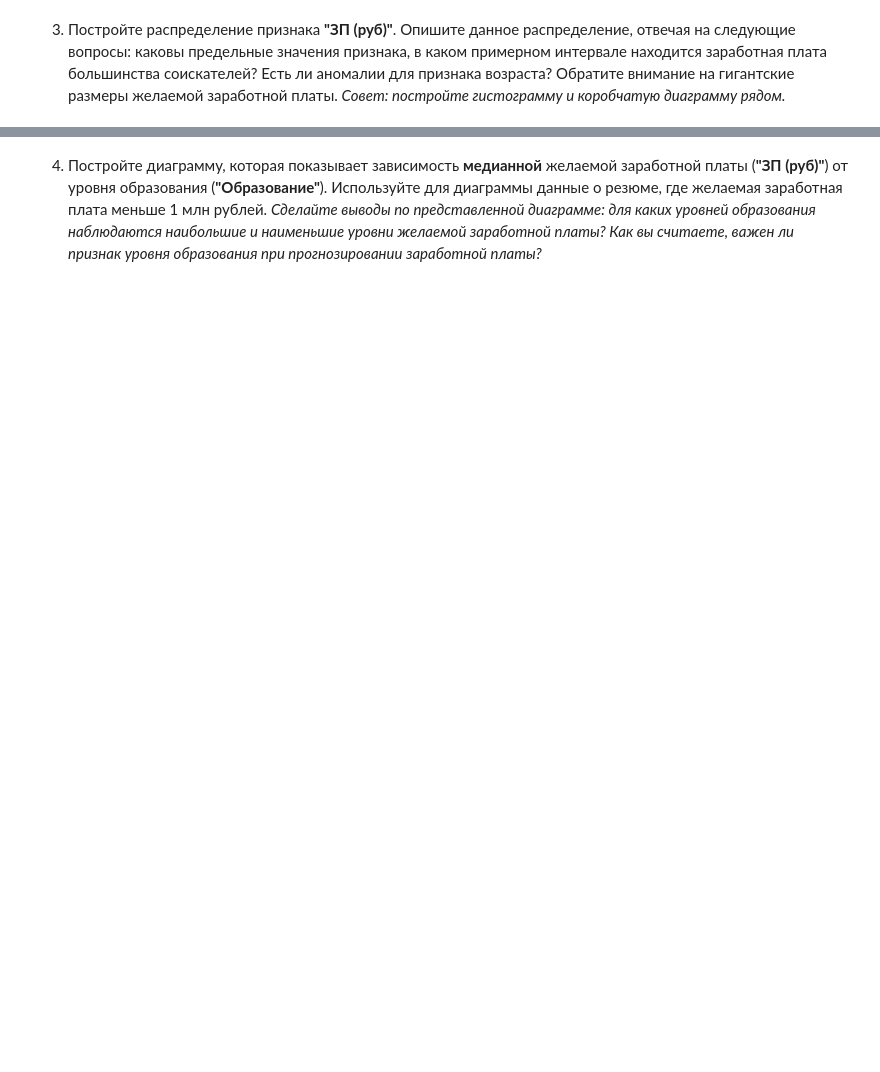
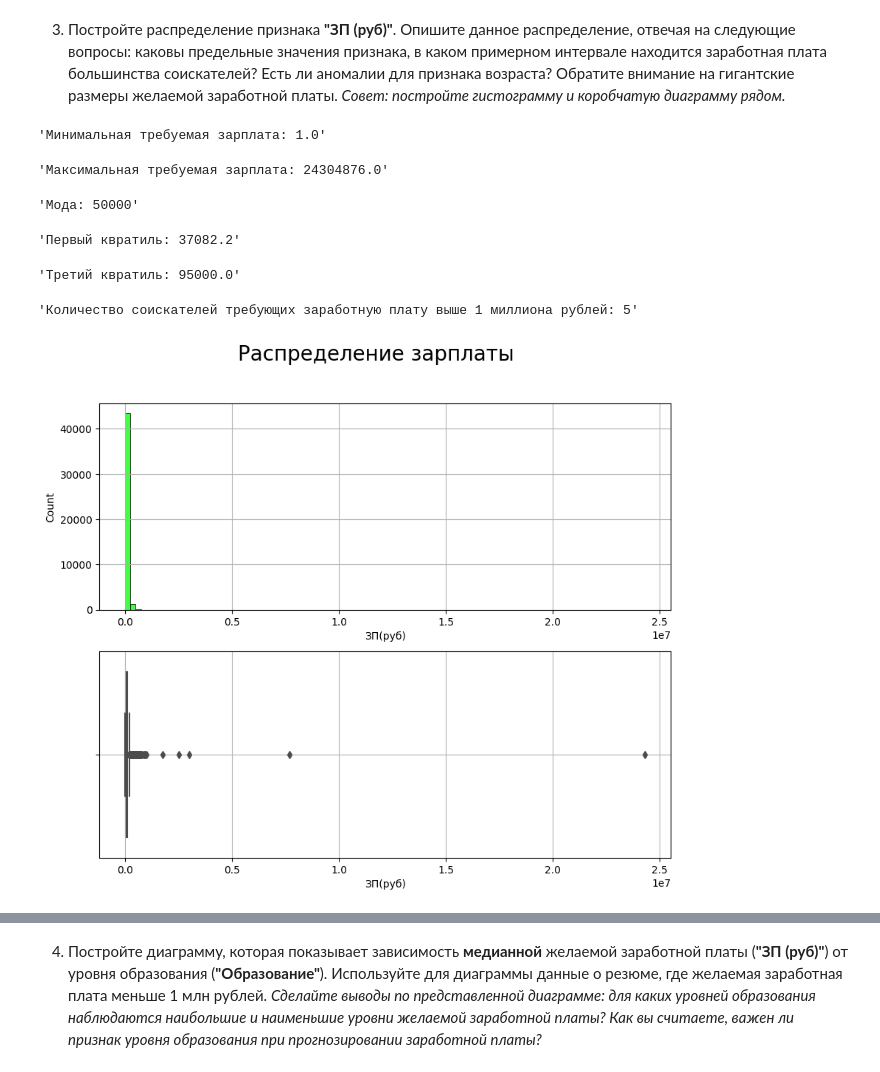
Before and after one commit to ASGlazyrin/ASG_SF_Rep, a Jupyter notebook: project_1/Project-1.ipynb, the cells around one changed output, grey strips where cells are left out. Cells and saved outputs as stored; diff of their text form; code cells hidden in the pictures; blank space fills up the shorter version.

```diff
--- a/project_1/Project-1.ipynb
+++ b/project_1/Project-1.ipynb
@@ -447,4 +539,41 @@ hh_data = hh_data.drop(['ЗП','Обновление резюме','ЗП вал
 *Совет: постройте гистограмму и коробчатую диаграмму рядом.*
 # %%
 # ваш код здесь
+
+#Определение точных предельных значений и моды
+display('Минимальная требуемая зарплата: ' + str(hh_data['ЗП(руб)'].min()))
+display('Максимальная требуемая зарплата: ' + str(hh_data['ЗП(руб)'].max()))
+display('Мода: ' + str(int(hh_data['ЗП(руб)'].mode())))
+display('Первый квратиль: '+ str(np.percentile(hh_data['ЗП(руб)'], 25)))
+display('Третий квратиль: '+ str(np.percentile(hh_data['ЗП(руб)'], 75)))
+
+#Расчет соискателей требующих заработную плату выше 1 миллиона рублей
+mln_salary = hh_data[(hh_data['ЗП(руб)'] > 1000000)]['ЗП(руб)'].count()
+display(f'Количество соискателей требующих заработную плату выше 1 миллиона рублей: {mln_salary}')
+
+fig, axes = plt.subplots(nrows=2, ncols=1, figsize=(10, 8))
+fig.suptitle('Распределение зарплаты', fontsize=20)
+sns.histplot(
+    data=hh_data,
+    x='ЗП(руб)',
+    bins=100,
+    color='lime',
+    ax=axes[0]
+);
+axes[0].grid()
+sns.boxplot(
+    data=hh_data,
+    x='ЗП(руб)',
+    color='lime',
+    ax=axes[1]
+);
+axes[1].grid()
+# %% [output]
+'Минимальная требуемая зарплата: 1.0'
+'Максимальная требуемая зарплата: 24304876.0'
+'Мода: 50000'
+'Первый квратиль: 37082.2'
+'Третий квратиль: 95000.0'
+'Количество соискателей требующих заработную плату выше 1 миллиона рублей: 5'
+[figure, added]
 # %% [markdown]
```
Also changed, not shown: parts of 28 cells of this notebook.
